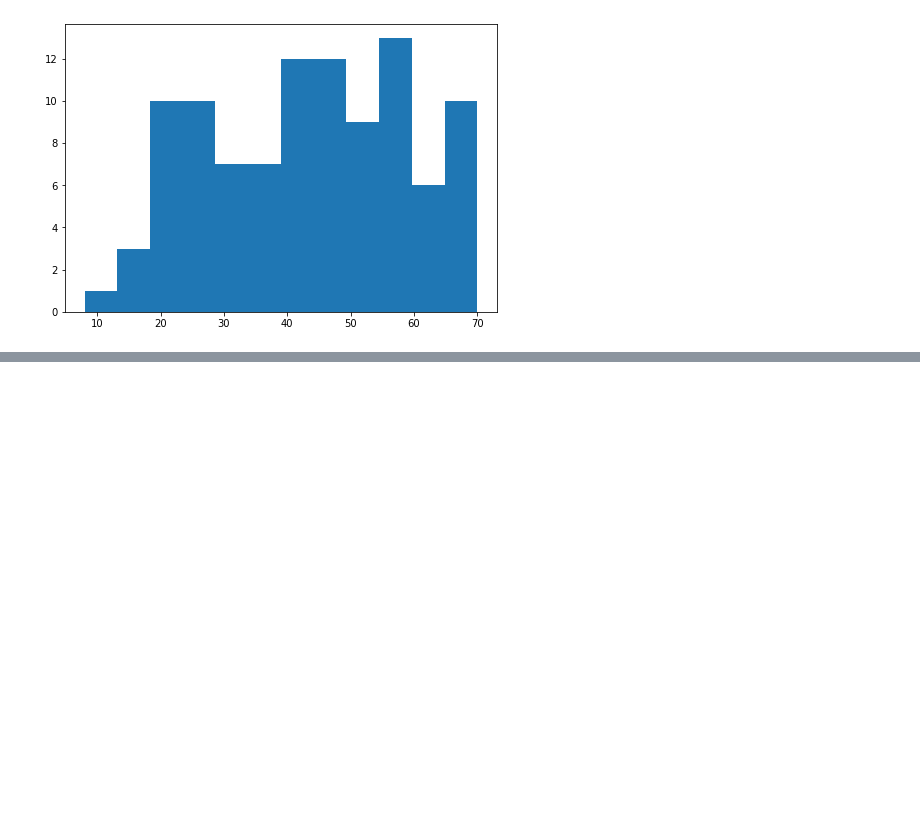
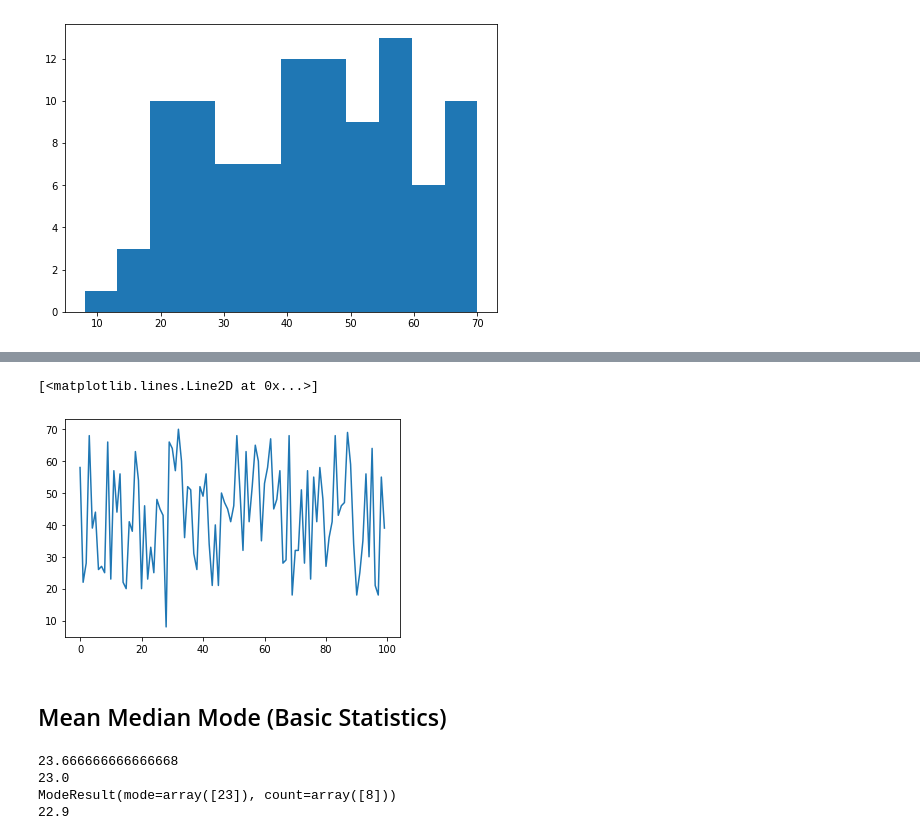
Before and after one commit to prd-dahal/Statistics, a Jupyter notebook: PL02 Brandon Foltz/Descriptive Statistics I.ipynb, the cells around one changed output, grey strips where cells are left out. Saved outputs shown, nothing was run; the diff lists cells and outputs as text; code cells hidden in the pictures; blank space fills up the shorter version.

Commit message:
upto trimmed mean

```diff
--- a/PL02 Brandon Foltz/Descriptive Statistics I.ipynb
+++ b/PL02 Brandon Foltz/Descriptive Statistics I.ipynb
@@ -95,0 +108,23 @@ ax.hist(ages,bins=12)
+# %%
+plt.plot(ages)
+# %% [output]
+[<matplotlib.lines.Line2D at 0x...>]
+[figure, added]
+# %% [markdown]
+## Mean Median Mode (Basic Statistics)
+# %%
+import numpy as np
+import scipy
+from scipy import stats
+data =[1,2,43,23,23,23,23,23,23,23,23,54]
+print(np.mean(data))
+print(np.median(data))
+print(stats.mode(data))
+
+# trimeed mean to  avoid affect of outliers
+print(stats.trim_mean(data,0.1))
+# %% [output]
+23.666666666666668
+23.0
+ModeResult(mode=array([23]), count=array([8]))
+22.9
```
Also changed, not shown: parts of 2 cells of this notebook.
